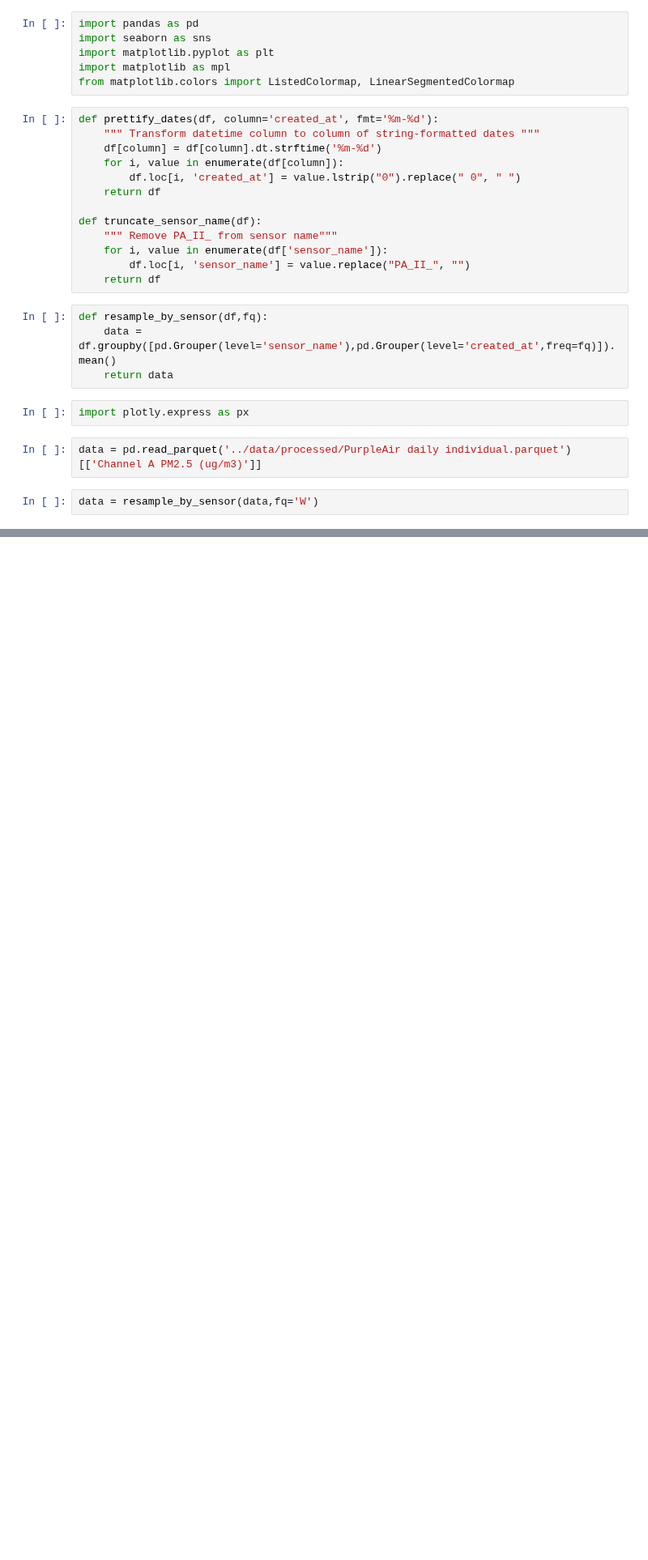
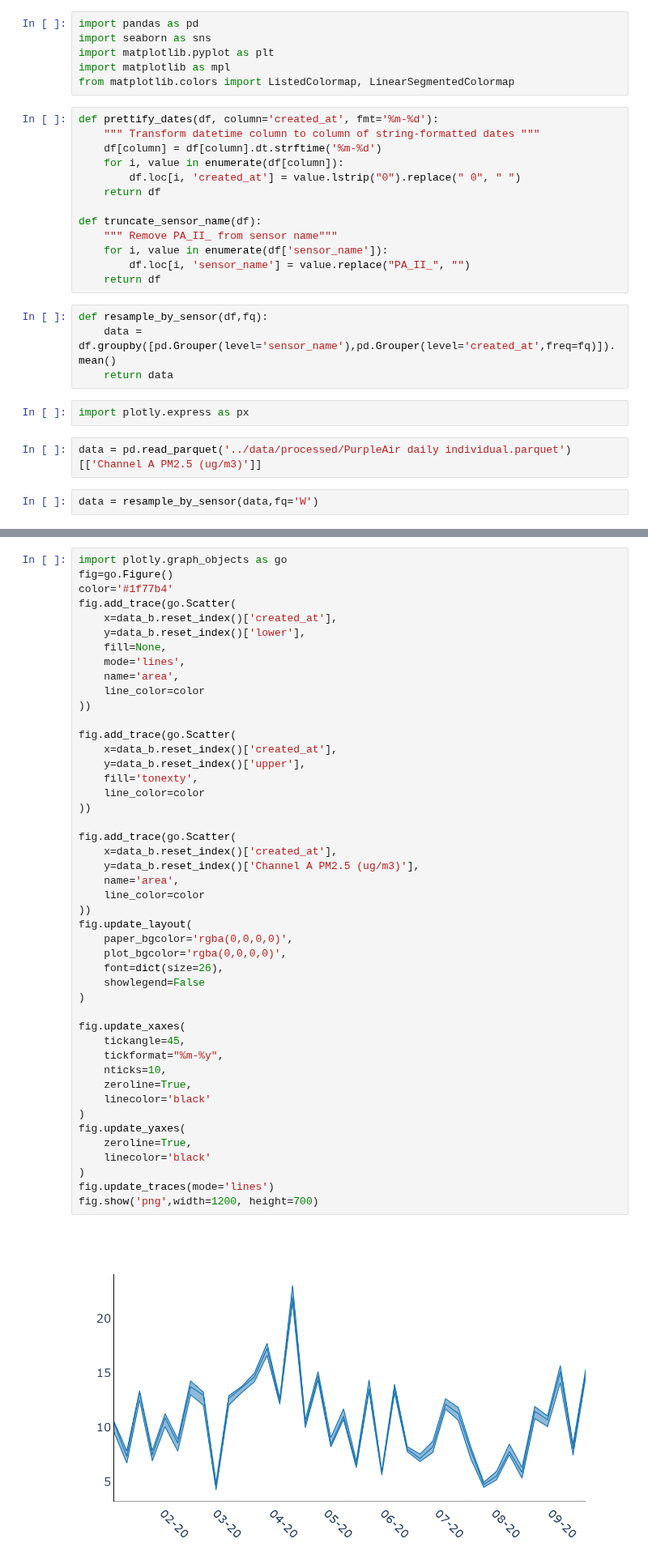
Before and after one commit to intelligent-environments-lab/bleed-orange-measure-purple, a Jupyter notebook: notebooks/4.1-cjl-PA-timeseries-25-75-band.ipynb, the cells around one changed output, grey strips where cells are left out. Shown at 81% size. Drawn from its saved outputs; the diff is of its cells as text; blank space fills up the shorter version.

Commit message:
layout update

```diff
--- a/notebooks/4.1-cjl-PA-timeseries-25-75-band.ipynb
+++ b/notebooks/4.1-cjl-PA-timeseries-25-75-band.ipynb
@@ -65,0 +60,48 @@ fig.show("png",width=1200, height=700)
+# %%
+import plotly.graph_objects as go
+fig=go.Figure()
+color='#1f77b4'
+fig.add_trace(go.Scatter(
+    x=data_b.reset_index()['created_at'],
+    y=data_b.reset_index()['lower'],
+    fill=None,
+    mode='lines',
+    name='area',
+    line_color=color
+))
+
+fig.add_trace(go.Scatter(
+    x=data_b.reset_index()['created_at'],
+    y=data_b.reset_index()['upper'],
+    fill='tonexty',
+    line_color=color
+))
+
+fig.add_trace(go.Scatter(
+    x=data_b.reset_index()['created_at'],
+    y=data_b.reset_index()['Channel A PM2.5 (ug/m3)'],
+    name='area',
+    line_color=color
+))
+fig.update_layout(
+    paper_bgcolor='rgba(0,0,0,0)',
+    plot_bgcolor='rgba(0,0,0,0)',
+    font=dict(size=26),
+    showlegend=False
+)
+
+fig.update_xaxes(
+    tickangle=45,
+    tickformat="%m-%y",
+    nticks=10,
+    zeroline=True,
+    linecolor='black'
+)
+fig.update_yaxes(
+    zeroline=True,
+    linecolor='black'
+)
+fig.update_traces(mode='lines')
+fig.show('png',width=1200, height=700)
+# %% [output]
+[figure, added]
```
Also changed, not shown: parts of 5 cells of this notebook.
